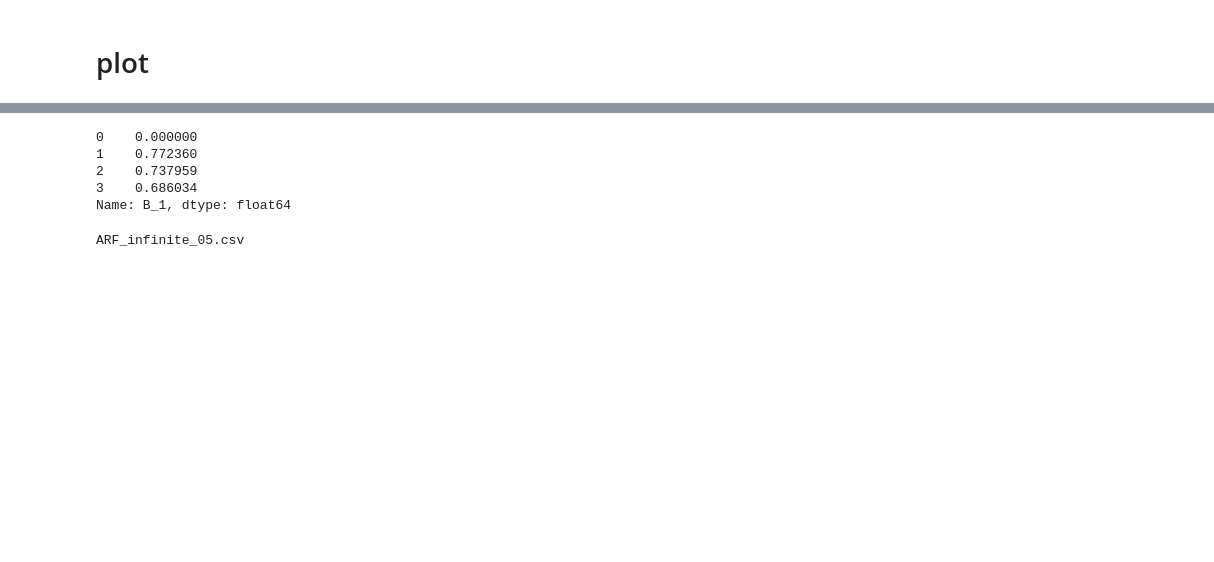
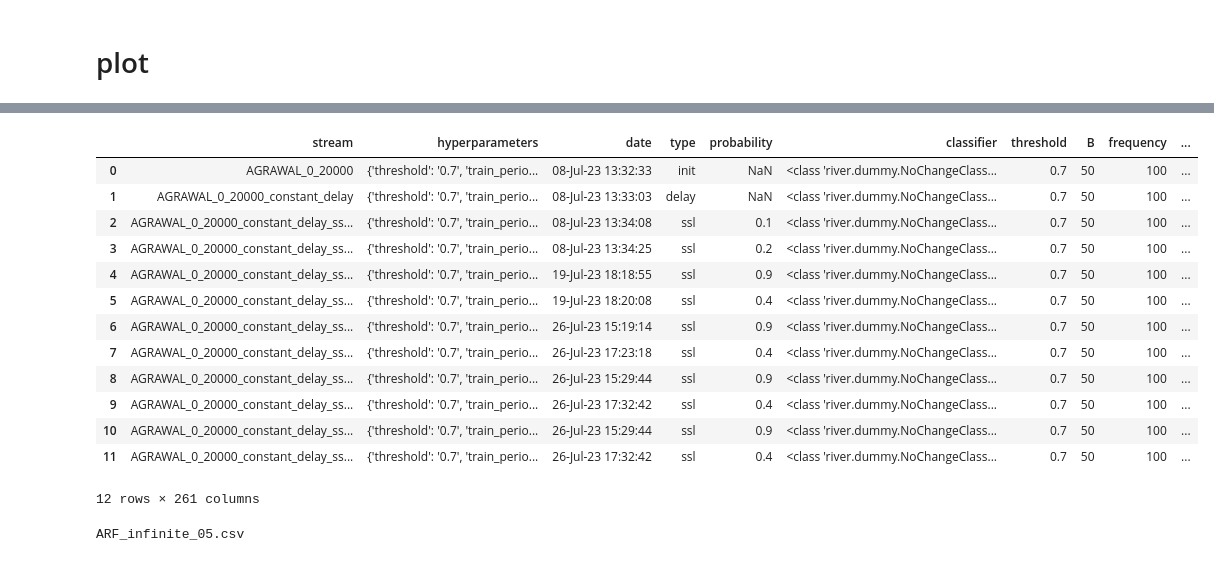
Before and after one commit to hadaszm/master_thesis, a Jupyter notebook: plots.ipynb, the cells around one changed output, grey strips where cells are left out. Drawn from its saved outputs; the diff is of its cells as text; code cells hidden in the pictures; blank space fills up the shorter version.

```diff
--- a/plots.ipynb
+++ b/plots.ipynb
@@ -237,16 +370,29 @@ Majority & 0.00 & 0.11 & 0.11 & 0.11 & 0.11 \\
+# %%
+logs = pd.read_csv(os.path.join("logs_formatted",'AGRAWAL',f"NoChange_kappa.csv"))
+logs
+# %% [output]
+|  | stream | hyperparameters | date | type | probability | classifier | threshold | B | frequency | ... |
+| 0 | AGRAWAL_0_20000 | {'threshold': '0.7', 'train_perio... | 08-Jul-23 13:32:33 | init | NaN | <class 'river.dummy.NoChangeClass... | 0.7 | 50 | 100 | ... |
+| 1 | AGRAWAL_0_20000_constant_delay | {'threshold': '0.7', 'train_perio... | 08-Jul-23 13:33:03 | delay | NaN | <class 'river.dummy.NoChangeClass... | 0.7 | 50 | 100 | ... |
+| 2 | AGRAWAL_0_20000_constant_delay_ss... | {'threshold': '0.7', 'train_perio... | 08-Jul-23 13:34:08 | ssl | 0.1 | <class 'river.dummy.NoChangeClass... | 0.7 | 50 | 100 | ... |
+| 3 | AGRAWAL_0_20000_constant_delay_ss... | {'threshold': '0.7', 'train_perio... | 08-Jul-23 13:34:25 | ssl | 0.2 | <class 'river.dummy.NoChangeClass... | 0.7 | 50 | 100 | ... |
+| 4 | AGRAWAL_0_20000_constant_delay_ss... | {'threshold': '0.7', 'train_perio... | 19-Jul-23 18:18:55 | ssl | 0.9 | <class 'river.dummy.NoChangeClass... | 0.7 | 50 | 100 | ... |
+| 5 | AGRAWAL_0_20000_constant_delay_ss... | {'threshold': '0.7', 'train_perio... | 19-Jul-23 18:20:08 | ssl | 0.4 | <class 'river.dummy.NoChangeClass... | 0.7 | 50 | 100 | ... |
+| 6 | AGRAWAL_0_20000_constant_delay_ss... | {'threshold': '0.7', 'train_perio... | 26-Jul-23 15:19:14 | ssl | 0.9 | <class 'river.dummy.NoChangeClass... | 0.7 | 50 | 100 | ... |
+| 7 | AGRAWAL_0_20000_constant_delay_ss... | {'threshold': '0.7', 'train_perio... | 26-Jul-23 17:23:18 | ssl | 0.4 | <class 'river.dummy.NoChangeClass... | 0.7 | 50 | 100 | ... |
+| 8 | AGRAWAL_0_20000_constant_delay_ss... | {'threshold': '0.7', 'train_perio... | 26-Jul-23 15:29:44 | ssl | 0.9 | <class 'river.dummy.NoChangeClass... | 0.7 | 50 | 100 | ... |
+| 9 | AGRAWAL_0_20000_constant_delay_ss... | {'threshold': '0.7', 'train_perio... | 26-Jul-23 17:32:42 | ssl | 0.4 | <class 'river.dummy.NoChangeClass... | 0.7 | 50 | 100 | ... |
+| 10 | AGRAWAL_0_20000_constant_delay_ss... | {'threshold': '0.7', 'train_perio... | 26-Jul-23 15:29:44 | ssl | 0.9 | <class 'river.dummy.NoChangeClass... | 0.7 | 50 | 100 | ... |
+| 11 | AGRAWAL_0_20000_constant_delay_ss... | {'threshold': '0.7', 'train_perio... | 26-Jul-23 17:32:42 | ssl | 0.4 | <class 'river.dummy.NoChangeClass... | 0.7 | 50 | 100 | ... |
+12 rows × 261 columns
 # %%
-logs = pd.read_csv(os.path.join("logs_formatted",'Hyperplane',"NB_kappa.csv"))
+for method in ['HT']:
 
-logs['B_51'] = (logs['B_52'] + logs['B_50'])/2
-logs['B_2'] = (logs['B_51'] + logs['B_3'])/2
-logs.to_csv(os.path.join("logs_formatted",'Hyperplane',"NB_kappa.csv"), index = False)
-logs['B_1']
+    logs = pd.read_csv(os.path.join("logs_formatted",'RBF_moderate',f"{method}.csv"))
+    logs['B_2'] = (logs['B_1'] + logs['B_3'])/2
+    logs['B_51'] = (logs['B_52'] + logs['B_50'])/2
+    logs.to_csv(os.path.join("logs_formatted",'RBF_moderate',f"{method}.csv"), index = False)
+    logs['B_2']
-# %% [output]
-0    0.000000
-1    0.772360
-2    0.737959
-3    0.686034
-Name: B_1, dtype: float64
 # %%
 
 for dataset in ['RBF_fast']:
```
Also changed, not shown: parts of 9 cells of this notebook, 21 other files.
